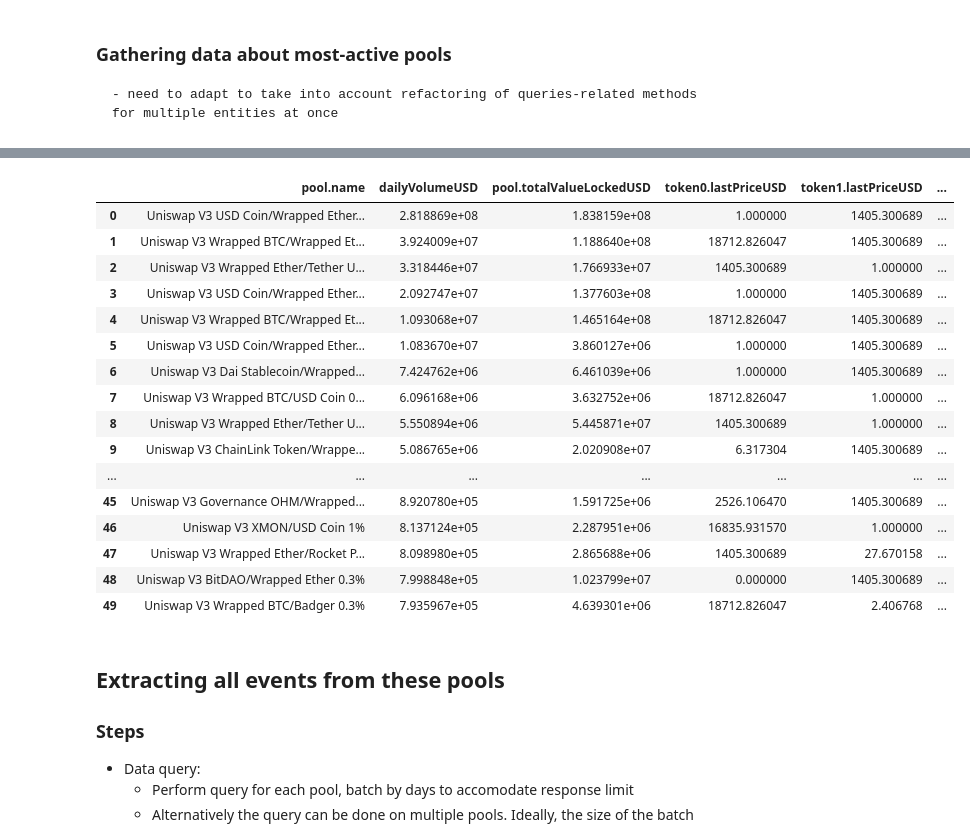
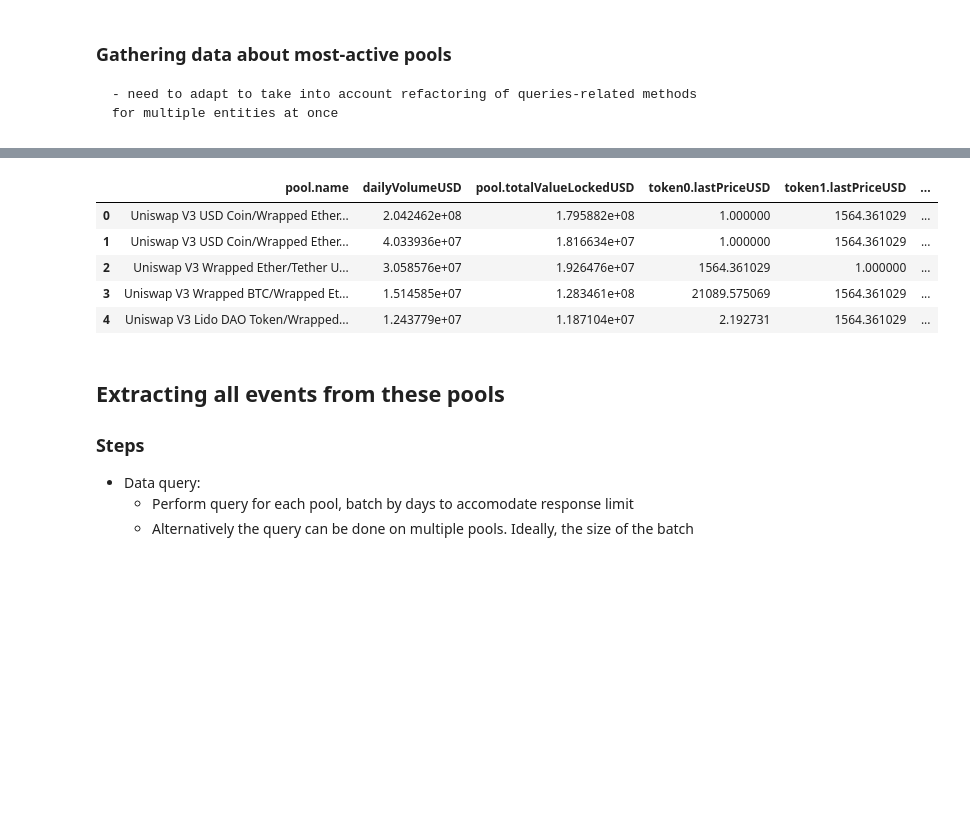
Before and after one commit to juliencarponcy/py0xcluster, a Jupyter notebook: notebooks/Pool_clustering.ipynb, the cells around one changed output, grey strips where cells are left out. Drawn from its saved outputs; the diff is of its cells as text; code cells hidden in the pictures; blank space fills up the shorter version.

Commit message:
start derived features computation

```diff
--- a/notebooks/Pool_clustering.ipynb
+++ b/notebooks/Pool_clustering.ipynb
@@ -112,10 +118,10 @@ uni3pools_selector = PoolSelector(
     subgraph_url = 'https://api.thegraph.com/subgraphs/name/messari/uniswap-v3-ethereum',
     min_daily_volume_USD = 500000,
     min_TVL = 1000000, # Not implemented. consider removing
-    start_date = (2022,10,11),
-    end_date = (2023,1,12),
+    start_date = (2022,12,31),
+    end_date = (2023,1,16),
     days_batch_size = 20)
 
 uni3_pools = uni3pools_selector.create_pool_selection(stables='exclude', verbose=True)
-uni3_pools.pools_df.head(50)
+uni3_pools.pools_df.head(5)
 # %% [output]
@@ -131,20 +133,9 @@ Queriying from 2022-12-30 00:00:00 to 2023-01-12 00:00:00
 |  | pool.name | dailyVolumeUSD | pool.totalValueLockedUSD | token0.lastPriceUSD | token1.lastPriceUSD | ... |
-| 0 | Uniswap V3 USD Coin/Wrapped Ether... | 2.818869e+08 | 1.838159e+08 | 1.000000 | 1405.300689 | ... |
-| 1 | Uniswap V3 Wrapped BTC/Wrapped Et... | 3.924009e+07 | 1.188640e+08 | 18712.826047 | 1405.300689 | ... |
-| 2 | Uniswap V3 Wrapped Ether/Tether U... | 3.318446e+07 | 1.766933e+07 | 1405.300689 | 1.000000 | ... |
-| 3 | Uniswap V3 USD Coin/Wrapped Ether... | 2.092747e+07 | 1.377603e+08 | 1.000000 | 1405.300689 | ... |
-| 4 | Uniswap V3 Wrapped BTC/Wrapped Et... | 1.093068e+07 | 1.465164e+08 | 18712.826047 | 1405.300689 | ... |
-| 5 | Uniswap V3 USD Coin/Wrapped Ether... | 1.083670e+07 | 3.860127e+06 | 1.000000 | 1405.300689 | ... |
-| 6 | Uniswap V3 Dai Stablecoin/Wrapped... | 7.424762e+06 | 6.461039e+06 | 1.000000 | 1405.300689 | ... |
-| 7 | Uniswap V3 Wrapped BTC/USD Coin 0... | 6.096168e+06 | 3.632752e+06 | 18712.826047 | 1.000000 | ... |
-| 8 | Uniswap V3 Wrapped Ether/Tether U... | 5.550894e+06 | 5.445871e+07 | 1405.300689 | 1.000000 | ... |
-| 9 | Uniswap V3 ChainLink Token/Wrappe... | 5.086765e+06 | 2.020908e+07 | 6.317304 | 1405.300689 | ... |
-| ... | ... | ... | ... | ... | ... | ... |
-| 45 | Uniswap V3 Governance OHM/Wrapped... | 8.920780e+05 | 1.591725e+06 | 2526.106470 | 1405.300689 | ... |
-| 46 | Uniswap V3 XMON/USD Coin 1% | 8.137124e+05 | 2.287951e+06 | 16835.931570 | 1.000000 | ... |
-| 47 | Uniswap V3 Wrapped Ether/Rocket P... | 8.098980e+05 | 2.865688e+06 | 1405.300689 | 27.670158 | ... |
-| 48 | Uniswap V3 BitDAO/Wrapped Ether 0.3% | 7.998848e+05 | 1.023799e+07 | 0.000000 | 1405.300689 | ... |
-| 49 | Uniswap V3 Wrapped BTC/Badger 0.3% | 7.935967e+05 | 4.639301e+06 | 18712.826047 | 2.406768 | ... |
+| 0 | Uniswap V3 USD Coin/Wrapped Ether... | 2.042462e+08 | 1.795882e+08 | 1.000000 | 1564.361029 | ... |
+| 1 | Uniswap V3 USD Coin/Wrapped Ether... | 4.033936e+07 | 1.816634e+07 | 1.000000 | 1564.361029 | ... |
+| 2 | Uniswap V3 Wrapped Ether/Tether U... | 3.058576e+07 | 1.926476e+07 | 1564.361029 | 1.000000 | ... |
+| 3 | Uniswap V3 Wrapped BTC/Wrapped Et... | 1.514585e+07 | 1.283461e+08 | 21089.575069 | 1564.361029 | ... |
+| 4 | Uniswap V3 Lido DAO Token/Wrapped... | 1.243779e+07 | 1.187104e+07 | 2.192731 | 1564.361029 | ... |
 # %% [markdown]
 ## Extracting all events from these pools
 
```
Also changed, not shown: parts of 8 cells of this notebook, 12 other files.
